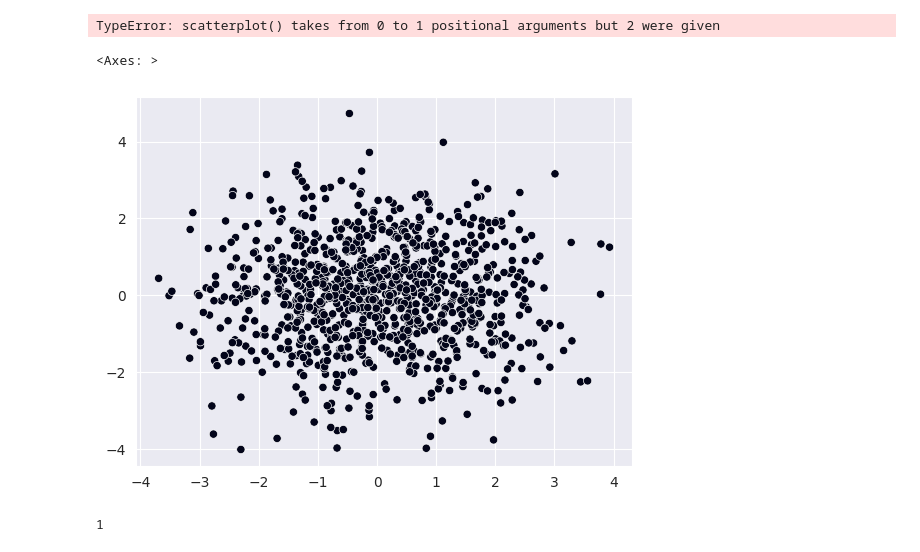
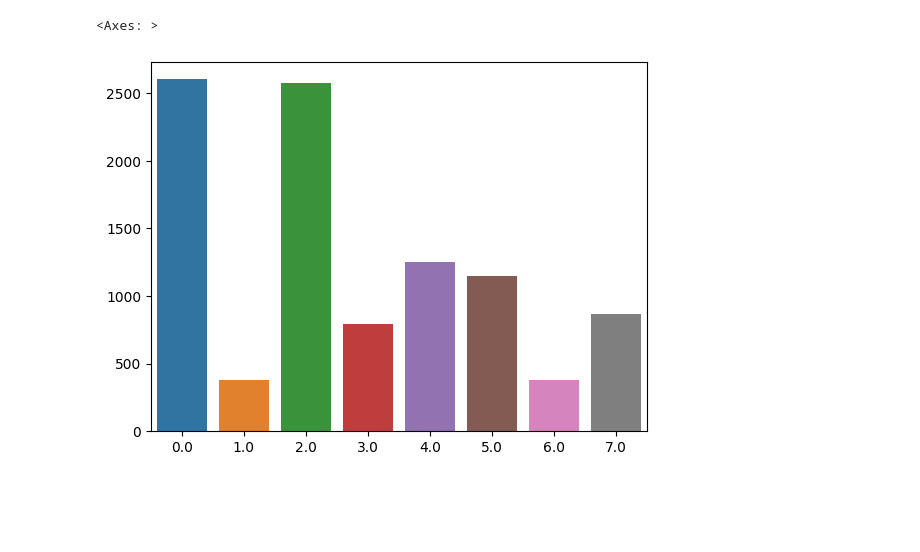
Before and after one commit to pni-lab/connattractor, a Jupyter notebook: notebooks/hopfiled_embeddings.ipynb, the cells around one changed output. Saved outputs shown, nothing was run; the diff lists cells and outputs as text; code cells hidden in the pictures; blank space fills up the shorter version.

Commit message:
plotting patched

```diff
--- a/notebooks/hopfiled_embeddings.ipynb
+++ b/notebooks/hopfiled_embeddings.ipynb
@@ -14,16 +16,0 @@ states, attractors, energies, statedict = analysis.simulate_activations(mtx)
-# %%
-emb = analysis.create_embeddings(states)
-analysis.plot_embeddings(emb, states, c=attractors, title="Embedding of states")
-# %% [output]
-TypeError: scatterplot() takes from 0 to 1 positional arguments but 2 were given
-# %%
-import seaborn as sns
-emb = emb.transform(states)
-sns.scatterplot(x=emb[:, 0], y=emb[:, 1], c=attractors)
-# %% [output]
-<Axes: >
-[figure, removed]
-# %%
-len(statedict)
-# %% [output]
-1
@@ -29,0 +19,8 @@ len(statedict)
+# %%
+simresults = analysis.load_simulation('../data_in/ex_simulation.pckl')
+# %%
+labels, counts = np.unique(simresults.attractors, return_counts=True)
+sns.barplot(x=labels, y=counts)
+# %% [output]
+<Axes: >
+[figure, added]
```
Also changed, not shown: parts of 9 cells of this notebook, 25 other files.
